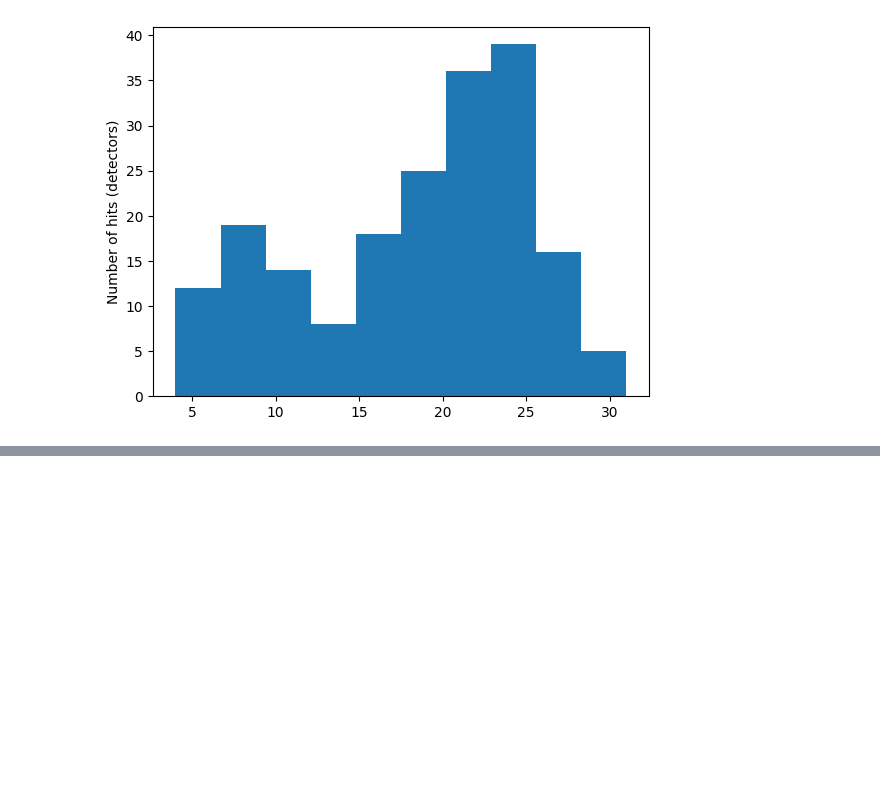
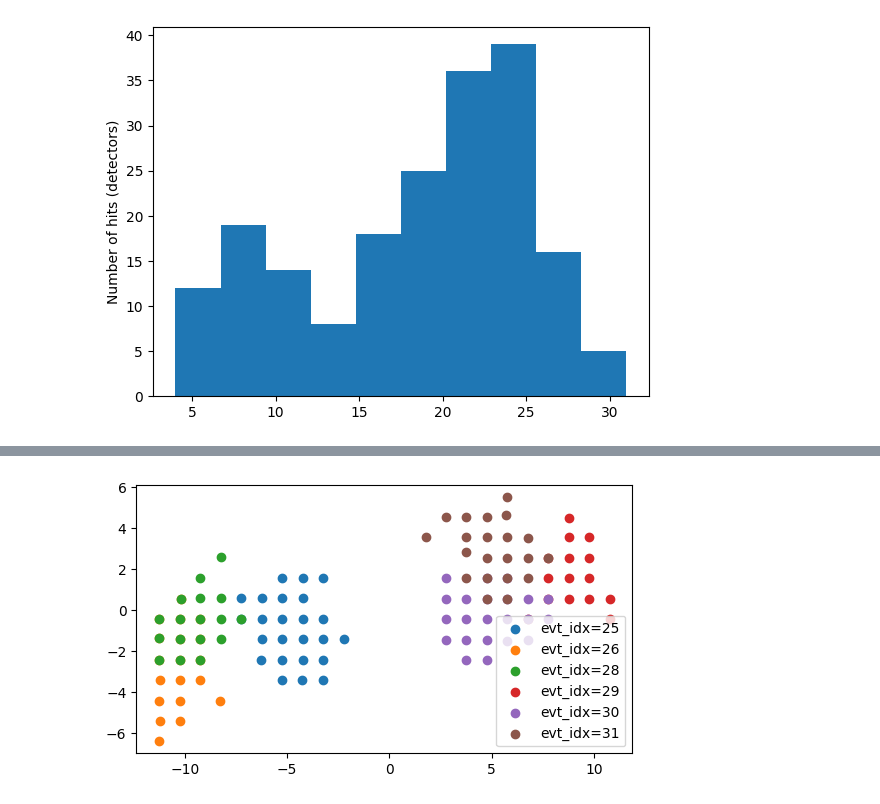
Before and after one commit to TA-DNN/TAML2025_ICRR_handson, a Jupyter notebook: tadaml2025/dstparser/structured_data_file.ipynb, the cells around one changed output, grey strips where cells are left out. Drawn from its saved outputs; the diff is of its cells as text; code cells hidden in the pictures; blank space fills up the shorter version.

```diff
--- a/tadaml2025/dstparser/structured_data_file.ipynb
+++ b/tadaml2025/dstparser/structured_data_file.ipynb
@@ -479,0 +509,10 @@ plt.show()
+# %%
+for evt_idx in [25, 26, 28, 29, 30, 31]:
+    hits_start = data["hit_offsets"][evt_idx]
+    hits_end = data["hit_offsets"][evt_idx+1]
+    det_pos = data["detector_positions"][hits_start:hits_end]
+    plt.scatter(det_pos[:,0], det_pos[:,1], label = f"evt_idx={evt_idx}")
+    plt.legend()
+plt.gca().set_aspect("equal")
+# %% [output]
+[figure, added]
```
Also changed, not shown: parts of 12 cells of this notebook.
